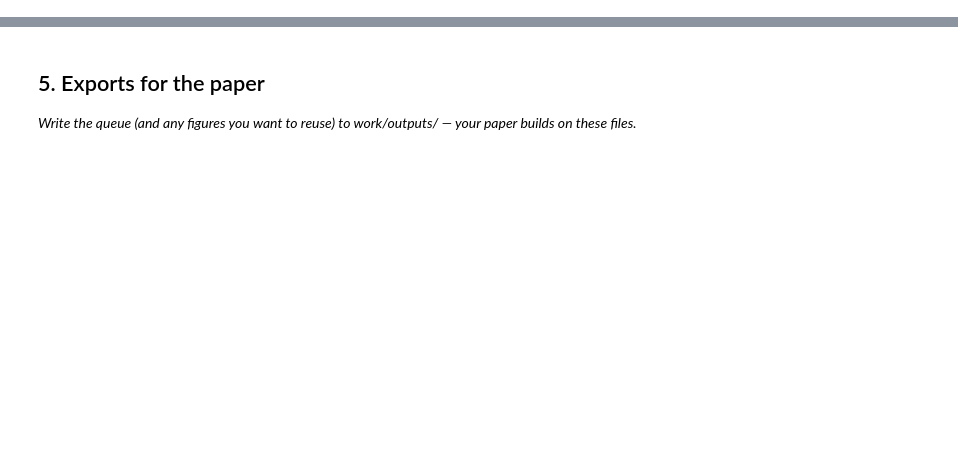
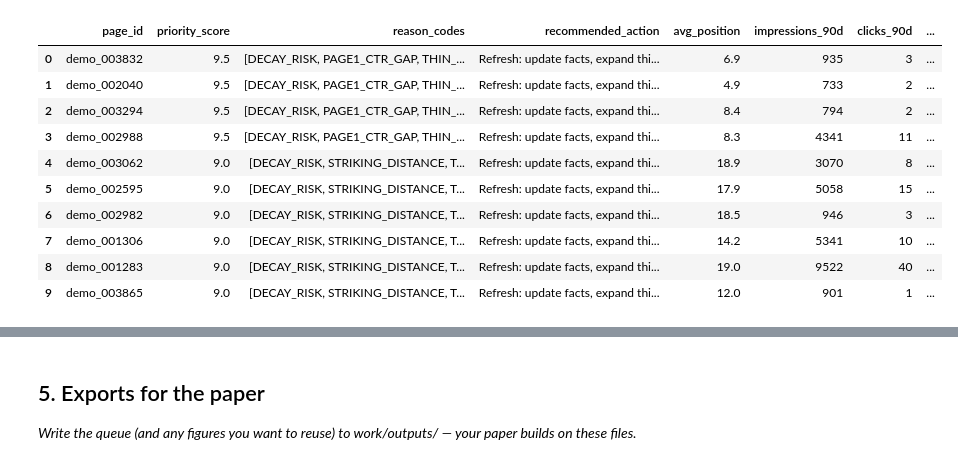
Before and after one commit to Trisha108-hub/flyrank-ml-internship, a Jupyter notebook: work/notebooks/w07_action_playbook.ipynb, the cells around one changed output, grey strips where cells are left out. Drawn from its saved outputs; the diff is of its cells as text; code cells hidden in the pictures; blank space fills up the shorter version.

```diff
--- a/work/notebooks/w07_action_playbook.ipynb
+++ b/work/notebooks/w07_action_playbook.ipynb
@@ -12,0 +11,17 @@ This skeleton is yours to fill. Work the sections **in order** — each one has
+# %%
+import json
+import numpy as np
+import pandas as pd
+import matplotlib.pyplot as plt
+from pathlib import Path
+from datetime import datetime, timezone
+
+REPO_ROOT   = Path.cwd().parents[1] if Path.cwd().name == "notebooks" else Path.cwd()
+DATA_DIR    = REPO_ROOT / "work" / "data"
+OUTPUT_DIR  = REPO_ROOT / "work" / "outputs"
+FIGURES_DIR = REPO_ROOT / "work" / "figures"
+for d in (OUTPUT_DIR, FIGURES_DIR):
+    d.mkdir(parents=True, exist_ok=True)
+
+RUN_TS = datetime.now(timezone.utc).isoformat(timespec="seconds")
+print("Run:", RUN_TS)
@@ -12,0 +115,61 @@ This skeleton is yours to fill. Work the sections **in order** — each one has
+# %%
+# This cell is for CODE (numbers, a query, a check).
+# Write your text answer in the cell ABOVE this one — typing sentences here breaks Run All.
+for col, default in [("indexed", True)]:
+    if col not in df.columns:
+        df[col] = default
+
+informational_median_imp = df.loc[df["intent"] == "informational", "impressions_90d"].median()
+
+def tier_ctr_benchmark(position):
+    if position <= 3:  return 0.00423
+    if position <= 10: return 0.00339
+    if position <= 20: return 0.00325
+    if position <= 50: return 0.00163
+    return 0.00050
+
+df["implied_ctr"]   = df["clicks_90d"] / df["impressions_90d"].replace(0, np.nan)
+df["ctr_benchmark"] = df["avg_position"].apply(tier_ctr_benchmark)
+
+df["rc_decay_risk"]          = df["content_age_days"].between(181, 365) & (df["days_since_update"] > 180)
+df["rc_page1_ctr_gap"]       = (df["avg_position"] <= 10) & (df["implied_ctr"] < df["ctr_benchmark"])
+df["rc_striking_distance"]   = df["avg_position"].between(11, 20)
+df["rc_thin_but_visible"]    = (df["word_count"] < 2000) & (df["impressions_90d"] > informational_median_imp)
+df["rc_low_comp_commercial"] = df["intent"].isin(["commercial", "transactional"]) & (df["competition"] == "LOW")
+df["rc_not_indexed"]         = ~df["indexed"]
+df["rc_no_go_low_signal"]    = (df["impressions_90d"] == 0) & (df["clicks_90d"] == 0)
+
+WEIGHTS = {  # directional weights, not a fitted model — see the markdown above
+    "rc_decay_risk": 3.0, "rc_page1_ctr_gap": 2.5, "rc_striking_distance": 2.0,
+    "rc_thin_but_visible": 1.5, "rc_low_comp_commercial": 1.5, "rc_not_indexed": 1.0,
+}
+REASON_LABELS = {
+    "rc_decay_risk": "DECAY_RISK", "rc_page1_ctr_gap": "PAGE1_CTR_GAP",
+    "rc_striking_distance": "STRIKING_DISTANCE", "rc_thin_but_visible": "THIN_BUT_VISIBLE",
+    "rc_low_comp_commercial": "LOW_COMP_COMMERCIAL", "rc_not_indexed": "NOT_INDEXED",
+}
+ACTIONS = {
+    "DECAY_RISK": "Refresh: update facts, expand thin sections, resubmit for recrawl",
+    "PAGE1_CTR_GAP": "Rewrite title/snippet — page already ranks, CTR is the observed gap",
+    "STRIKING_DISTANCE": "Strengthen relevance and internal links toward page 1",
+    "THIN_BUT_VISIBLE": "Expand with missing subtopics/examples — not length padding",
+    "LOW_COMP_COMMERCIAL": "Prioritize in next publishing cycle",
+    "NOT_INDEXED": "Route to technical/indexing review, not a content edit",
+}
+
+df["priority_score"]  = sum(df[c].astype(float) * w for c, w in WEIGHTS.items())
+df["reason_codes"]    = df.apply(lambda r: [REASON_LABELS[c] for c in WEIGHTS if r[c]], axis=1)
+df["recommended_action"] = df["reason_codes"].apply(lambda rs: ACTIONS[rs[0]] if rs else "Monitor only")
+
+actionable = df.loc[~df["rc_no_go_low_signal"]].copy()
+ranked_queue = (actionable[actionable["priority_score"] > 0]
+                .sort_values("priority_score", ascending=False)
+                .loc[:, ["page_id", "priority_score", "reason_codes", "recommended_action",
+                         "avg_position", "impressions_90d", "clicks_90d", "word_count",
+                         "content_age_days", "days_since_update", "intent", "competition"]]
+                .reset_index(drop=True))
+
+print(f"{len(ranked_queue):,} of {len(df):,} active-sample pages carry at least one reason code "
+      f"(filter: impressions_90d>0 and sessions_90d>0 already applied upstream).")
+ranked_queue.head(10)
+# %% [output]
@@ -12,0 +177,11 @@ This skeleton is yours to fill. Work the sections **in order** — each one has
+|  | page_id | priority_score | reason_codes | recommended_action | avg_position | impressions_90d | clicks_90d | ... |
+| 0 | demo_003832 | 9.5 | [DECAY_RISK, PAGE1_CTR_GAP, THIN_... | Refresh: update facts, expand thi... | 6.9 | 935 | 3 | ... |
+| 1 | demo_002040 | 9.5 | [DECAY_RISK, PAGE1_CTR_GAP, THIN_... | Refresh: update facts, expand thi... | 4.9 | 733 | 2 | ... |
+| 2 | demo_003294 | 9.5 | [DECAY_RISK, PAGE1_CTR_GAP, THIN_... | Refresh: update facts, expand thi... | 8.4 | 794 | 2 | ... |
+| 3 | demo_002988 | 9.5 | [DECAY_RISK, PAGE1_CTR_GAP, THIN_... | Refresh: update facts, expand thi... | 8.3 | 4341 | 11 | ... |
+| 4 | demo_003062 | 9.0 | [DECAY_RISK, STRIKING_DISTANCE, T... | Refresh: update facts, expand thi... | 18.9 | 3070 | 8 | ... |
+| 5 | demo_002595 | 9.0 | [DECAY_RISK, STRIKING_DISTANCE, T... | Refresh: update facts, expand thi... | 17.9 | 5058 | 15 | ... |
+| 6 | demo_002982 | 9.0 | [DECAY_RISK, STRIKING_DISTANCE, T... | Refresh: update facts, expand thi... | 18.5 | 946 | 3 | ... |
+| 7 | demo_001306 | 9.0 | [DECAY_RISK, STRIKING_DISTANCE, T... | Refresh: update facts, expand thi... | 14.2 | 5341 | 10 | ... |
+| 8 | demo_001283 | 9.0 | [DECAY_RISK, STRIKING_DISTANCE, T... | Refresh: update facts, expand thi... | 19.0 | 9522 | 40 | ... |
+| 9 | demo_003865 | 9.0 | [DECAY_RISK, STRIKING_DISTANCE, T... | Refresh: update facts, expand thi... | 12.0 | 901 | 1 | ... |
```
Also changed, not shown: parts of 20 cells of this notebook.
